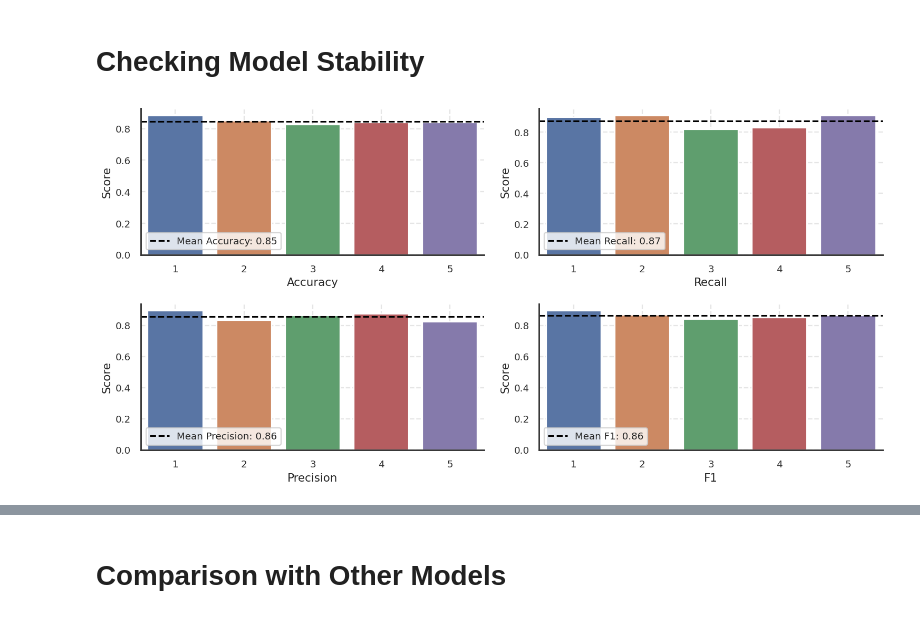
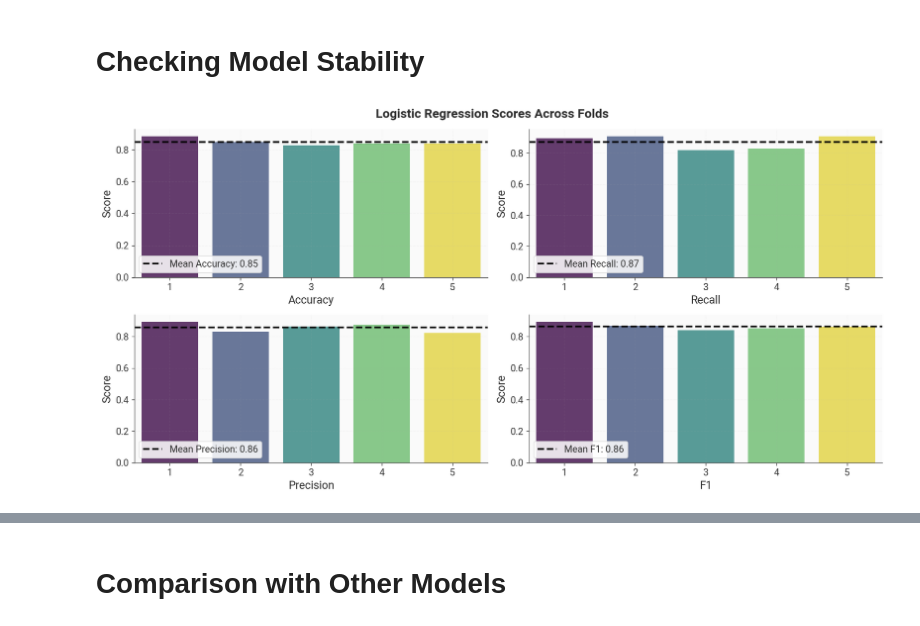
Before and after one commit to MustafaAdam/ml, a Jupyter notebook: datasets/Heart Failure Prediction Dataset/notebook.ipynb, the cells around one changed output, grey strips where cells are left out. Drawn from its saved outputs; the diff is of its cells as text; code cells hidden in the pictures.

```diff
--- a/datasets/Heart Failure Prediction Dataset/notebook.ipynb
+++ b/datasets/Heart Failure Prediction Dataset/notebook.ipynb
@@ -394,28 +422,29 @@ scores_df.T.round(2)
 # %%
 from sklearn.model_selection import cross_val_score, StratifiedKFold
 
 n_folds = 5
 skfold = StratifiedKFold(n_splits=n_folds, shuffle=True, random_state=42)
 
 accuracies = cross_val_score(pipe, X_train, y_train, cv=skfold, scoring='accuracy')
 recalls    = cross_val_score(pipe, X_train, y_train, cv=skfold, scoring='recall')
 precisions = cross_val_score(pipe, X_train, y_train, cv=skfold, scoring='precision')
 f1s        = cross_val_score(pipe, X_train, y_train, cv=skfold, scoring='f1')
 
 figure, axes = plt.subplots(2, 2, figsize=(14, 7))
 axes = axes.flatten()
 
 for ax, (score_name, score_values) in zip(axes, zip(['Accuracy', 'Recall', 'Precision', 'F1'], [accuracies, recalls, precisions, f1s])):
-    sns.barplot(x=range(1, n_folds+1), y=score_values, ax=ax,  palette='deep', hue=range(1, n_folds+1), legend=False)
+    sns.barplot(x=range(1, n_folds+1), y=score_values, ax=ax,  palette='viridis', alpha=0.8, hue=range(1, n_folds+1), legend=False)
 
     mean_score = np.mean(score_values)
-    ax.axhline(y=mean_score, color='black', linestyle='--',  label=f'Mean {score_name}: {mean_score:.2f}', )
+    ax.axhline(y=mean_score, color='black', linestyle='--', label=f'Mean {score_name}: {mean_score:.2f}')
 
     ax.set_xlabel(score_name)
     ax.set_ylabel('Score')
-    ax.grid(alpha=0.5)
+    ax.grid(alpha=0.1)
     ax.legend()
 
+figure.suptitle('Logistic Regression Scores Across Folds')
 figure.tight_layout()
 # %% [output]
-[figure, old version]
+[figure, new version]
```
Also changed, not shown: parts of 13 cells of this notebook.
